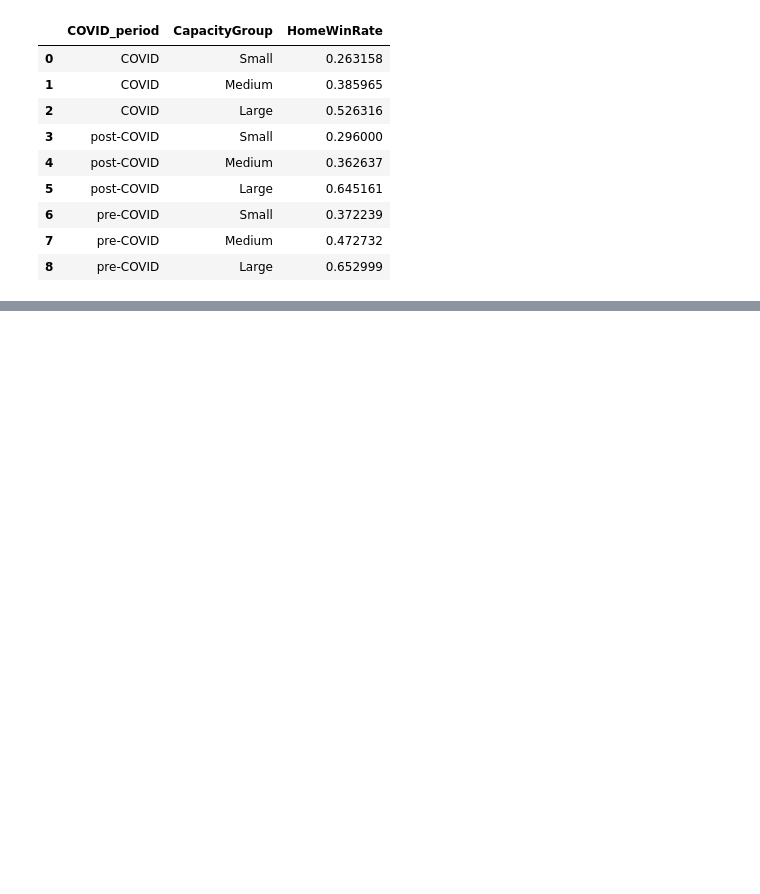
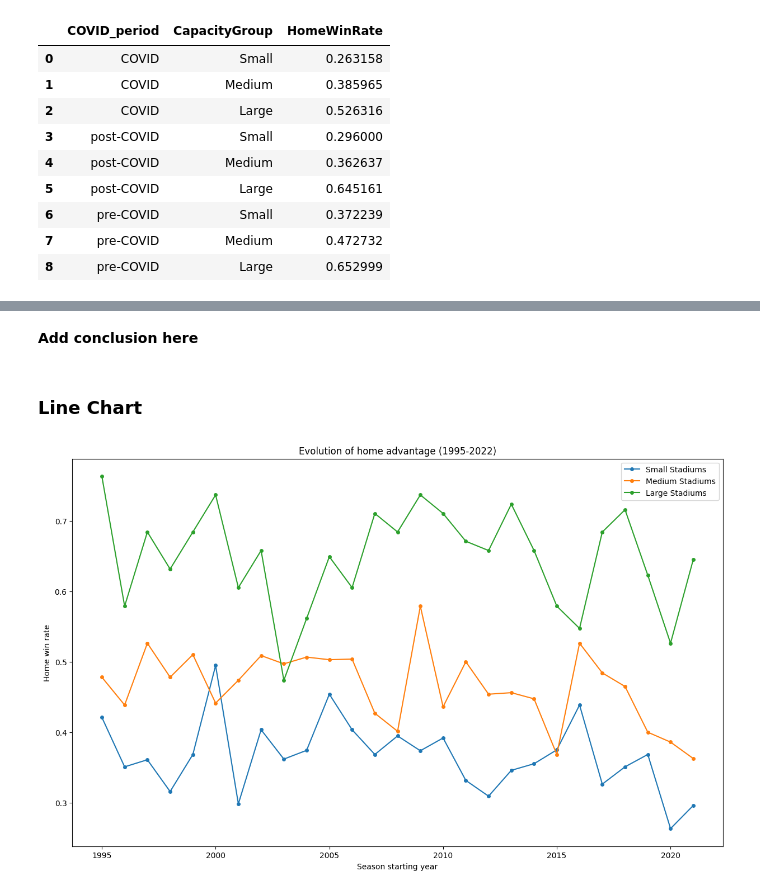
Before and after one commit to NguyenNguyen1504/GROUP-5-BPFE, a Jupyter notebook: GROUP_5.ipynb, the cells around one changed output, grey strips where cells are left out. Drawn from its saved outputs; the diff is of its cells as text; code cells hidden in the pictures; blank space fills up the shorter version.

```diff
--- a/GROUP_5.ipynb
+++ b/GROUP_5.ipynb
@@ -221,0 +279,18 @@ display(df_hwin_covid.head(9))
+# %% [markdown]
+**Add conclusion here**
+# %% [markdown]
+### **Line Chart**
+# %%
+fig, ax = plt.subplots(figsize=(15, 9))
+
+for group in ['Small', 'Medium', 'Large']:
+    data = df_hwin_seasons[df_hwin_seasons['CapacityGroup'] == group]
+    ax.plot(data['YearStart'], data['HomeWinRate'], label=f'{group} Stadiums', marker='o', markersize=4)
+
+ax.set_title('Evolution of home advantage (1995-2022)')
+ax.set_xlabel('Season starting year')
+ax.set_ylabel('Home win rate')
+ax.legend()
+plt.show()
+# %% [output]
+[figure, added]
```
Also changed, not shown: parts of 17 cells of this notebook.
